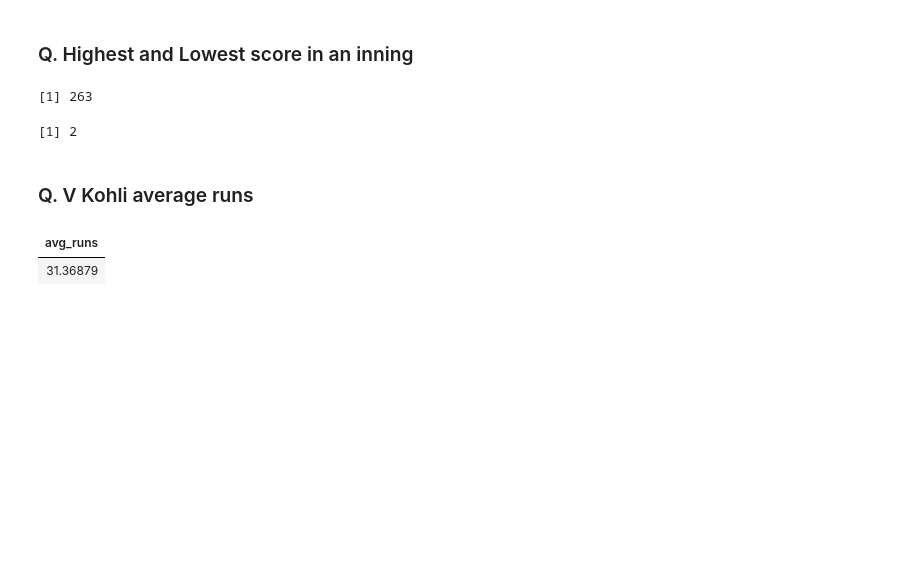
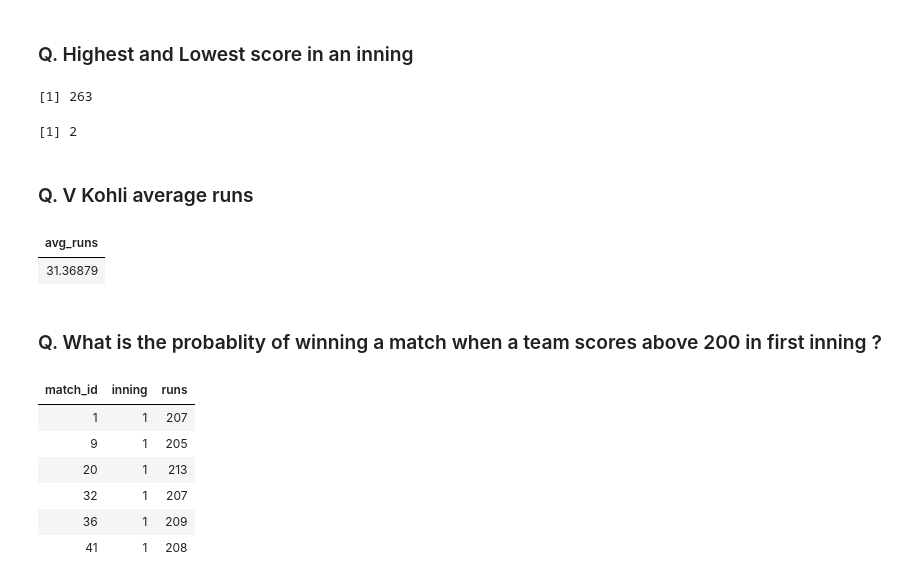
Before and after one commit to bhupendrabhoir/https-github.com-sukamal1928-R, a Jupyter notebook: Dplyr exercise.ipynb, the cells around one changed output. Drawn from its saved outputs; the diff is of its cells as text; code cells hidden in the pictures; blank space fills up the shorter version.

```diff
--- a/Dplyr exercise.ipynb
+++ b/Dplyr exercise.ipynb
@@ -111,3 +111,5 @@ df %>% filter(batsman=="V Kohli") %>% group_by(match_id) %>% summarize(runs=sum(
 # %% [output]
 | avg_runs |
 | 31.36879 |
+# %% [markdown]
+### Q. What is the probablity of winning a match when a team scores above 200 in first inning ?
@@ -113,0 +122,10 @@ df %>% filter(batsman=="V Kohli") %>% group_by(match_id) %>% summarize(runs=sum(
+# %%
+head(inning1)
+# %% [output]
+| match_id | inning | runs |
+| 1 | 1 | 207 |
+| 9 | 1 | 205 |
+| 20 | 1 | 213 |
+| 32 | 1 | 207 |
+| 36 | 1 | 209 |
+| 41 | 1 | 208 |
```
Also changed, not shown: parts of 11 cells of this notebook, 10 other files.
